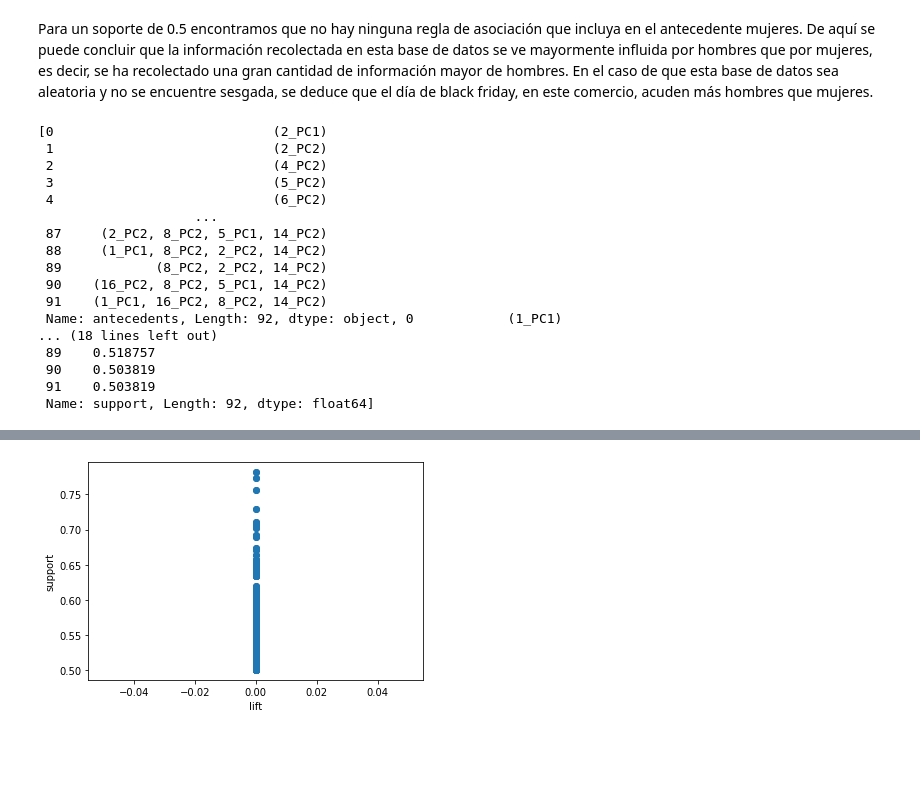
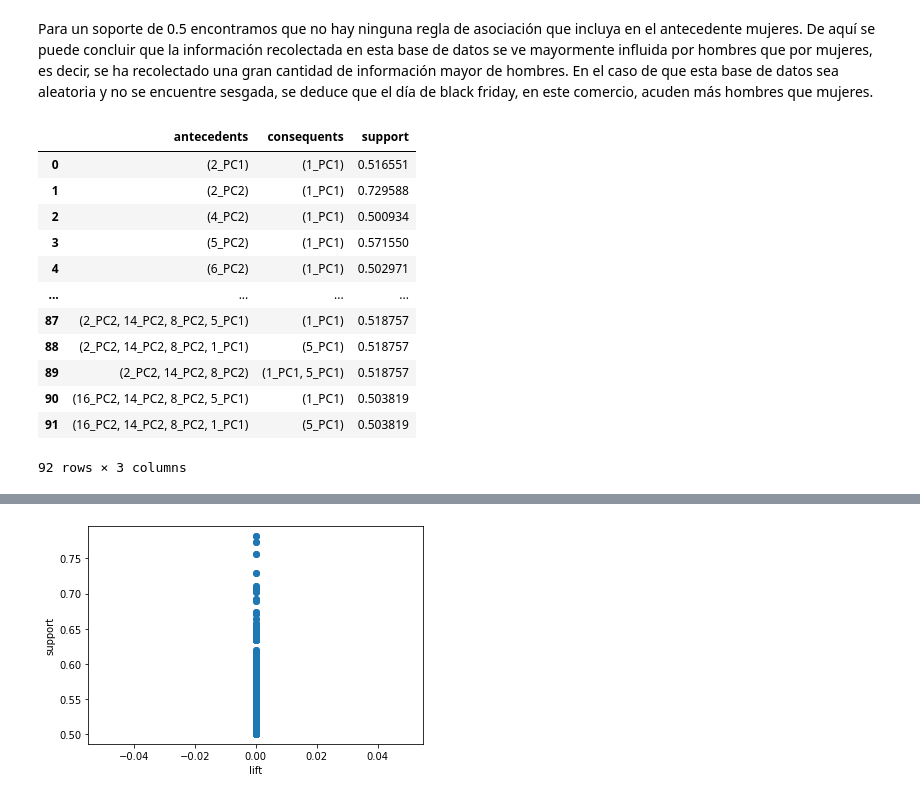
Before and after one commit to patriciamediavilla/L2, a Jupyter notebook: L2P1.ipynb, the cells around one changed output, grey strips where cells are left out. Drawn from its saved outputs; the diff is of its cells as text; code cells hidden in the pictures; blank space fills up the shorter version.

```diff
--- a/L2P1.ipynb
+++ b/L2P1.ipynb
@@ -487,23 +487,19 @@ Index: []
 # %% [markdown]
 Para un soporte de 0.5 encontramos que no hay ninguna regla de asociación que incluya en el antecedente mujeres. De aquí se puede concluir que la información recolectada en esta base de datos se ve mayormente influida por hombres que por mujeres, es decir, se ha recolectado una gran cantidad de información mayor de hombres. En el caso de que esta base de datos sea aleatoria y no se encuentre sesgada, se deduce que el día de black friday, en este comercio, acuden más hombres que mujeres.
 # %%
-rulesaltaconfianzaplt= [rulesaltaconfianza['antecedents'],rulesaltaconfianza['consequents'], rulesaltaconfianza['support'] ]
+rulesaltaconfianzaplt= rulesaltaconfianza[['antecedents','consequents','support']]
 rulesaltaconfianzaplt
 # %% [output]
+|  | antecedents | consequents | support |
+| 0 | (2_PC1) | (1_PC1) | 0.516551 |
+| 1 | (2_PC2) | (1_PC1) | 0.729588 |
+| 2 | (4_PC2) | (1_PC1) | 0.500934 |
+| 3 | (5_PC2) | (1_PC1) | 0.571550 |
+| 4 | (6_PC2) | (1_PC1) | 0.502971 |
+| ... | ... | ... | ... |
+| 87 | (2_PC2, 14_PC2, 8_PC2, 5_PC1) | (1_PC1) | 0.518757 |
+| 88 | (2_PC2, 14_PC2, 8_PC2, 1_PC1) | (5_PC1) | 0.518757 |
+| 89 | (2_PC2, 14_PC2, 8_PC2) | (1_PC1, 5_PC1) | 0.518757 |
+| 90 | (16_PC2, 14_PC2, 8_PC2, 5_PC1) | (1_PC1) | 0.503819 |
+| 91 | (16_PC2, 14_PC2, 8_PC2, 1_PC1) | (5_PC1) | 0.503819 |
-[0                            (2_PC1)
- 1                            (2_PC2)
- 2                            (4_PC2)
- 3                            (5_PC2)
- 4                            (6_PC2)
-                    ...
- 87     (2_PC2, 8_PC2, 5_PC1, 14_PC2)
- 88     (1_PC1, 8_PC2, 2_PC2, 14_PC2)
- 89            (8_PC2, 2_PC2, 14_PC2)
- 90    (16_PC2, 8_PC2, 5_PC1, 14_PC2)
- 91    (1_PC1, 16_PC2, 8_PC2, 14_PC2)
- Name: antecedents, Length: 92, dtype: object, 0            (1_PC1)
-... (18 lines left out)
- 89    0.518757
- 90    0.503819
- 91    0.503819
- Name: support, Length: 92, dtype: float64]
+92 rows × 3 columns
```
Also changed, not shown: parts of 10 cells of this notebook.
